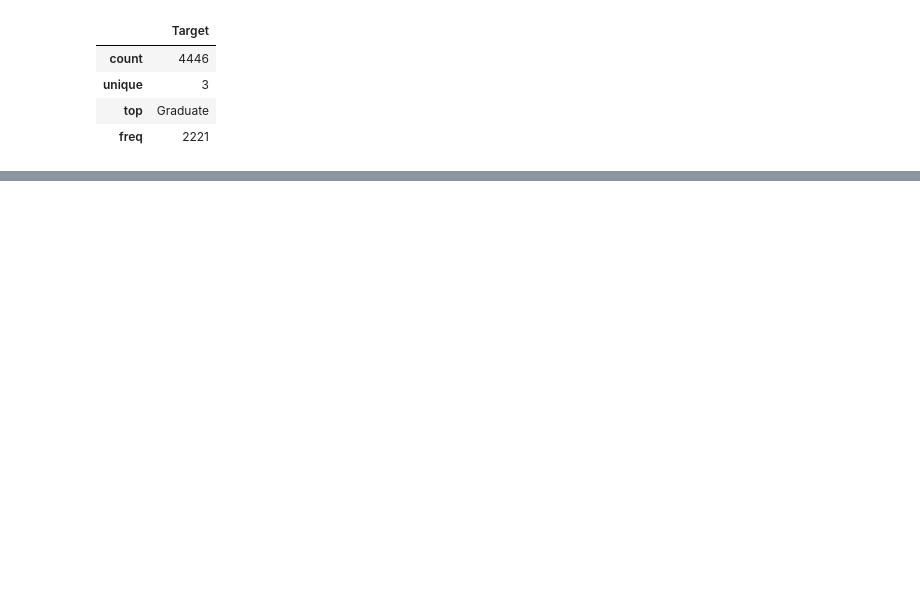
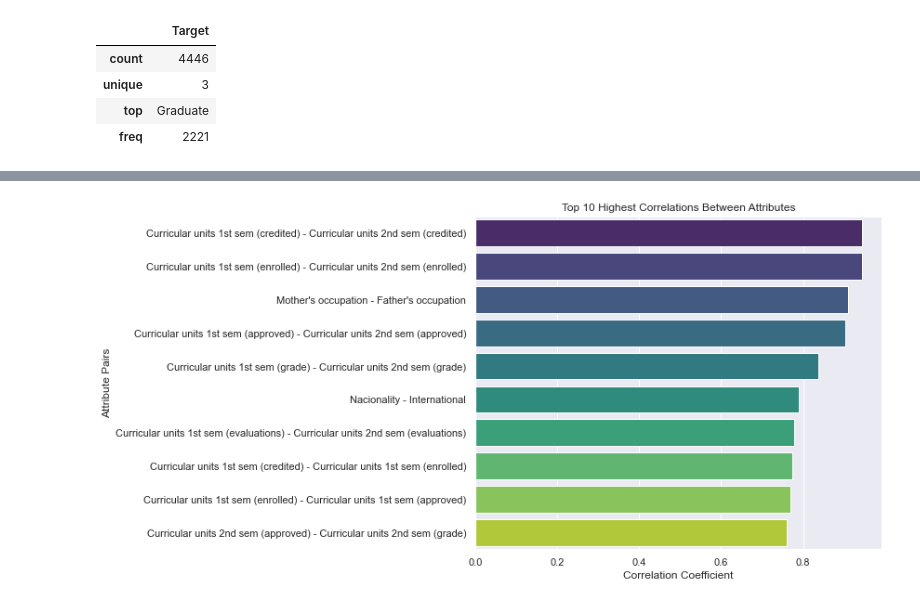
Before and after one commit to nasihbai/DataMining_Student_Assignment20-, a Jupyter notebook: Assignment.ipynb, the cells around one changed output, grey strips where cells are left out. Cells and saved outputs as stored; diff of their text form; code cells hidden in the pictures; blank space fills up the shorter version.

```diff
--- a/Assignment.ipynb
+++ b/Assignment.ipynb
@@ -128,0 +229,17 @@ plt.show()
+# %%
+# Flatten the correlation matrix and sort
+corr_flat = corr.unstack().reset_index()
+corr_flat.columns = ['Attribute 1', 'Attribute 2', 'Correlation']
+corr_flat['AbsCorrelation'] = corr_flat['Correlation'].abs()
+
+# Remove duplicates (e.g., "Attribute A - Attribute B" and "Attribute B - Attribute A")
+corr_flat = corr_flat[corr_flat['Attribute 1'] != corr_flat['Attribute 2']]  # Remove self-correlations
+top_10_corr = corr_flat.sort_values(by='AbsCorrelation', ascending=False).head(20)
+corr_flat = corr_flat.drop_duplicates(subset=['AbsCorrelation'])
+
+# Sort by absolute correlation and select the top 10
+top_10_unique_corr = corr_flat.sort_values(by='AbsCorrelation', ascending=False).head(10)
+
+# Display the top 10 correlations
+print("Top 10 Highest Correlations:")
+top_10_unique_corr[['Attribute 1', 'Attribute 2', 'Correlation']]
@@ -128,0 +259,15 @@ plt.show()
+# %%
+# Plot the Top 10 Correlations
+plt.figure(figsize=(12, 6))
+sns.barplot(
+    x=top_10_unique_corr['Correlation'],
+    y=top_10_unique_corr.apply(lambda x: f"{x['Attribute 1']} - {x['Attribute 2']}", axis=1),
+    palette="viridis"
+)
+plt.title("Top 10 Highest Correlations Between Attributes")
+plt.xlabel("Correlation Coefficient")
+plt.ylabel("Attribute Pairs")
+plt.tight_layout()
+plt.show()
+# %% [output]
+[figure, added]
```
Also changed, not shown: parts of 24 cells of this notebook.
